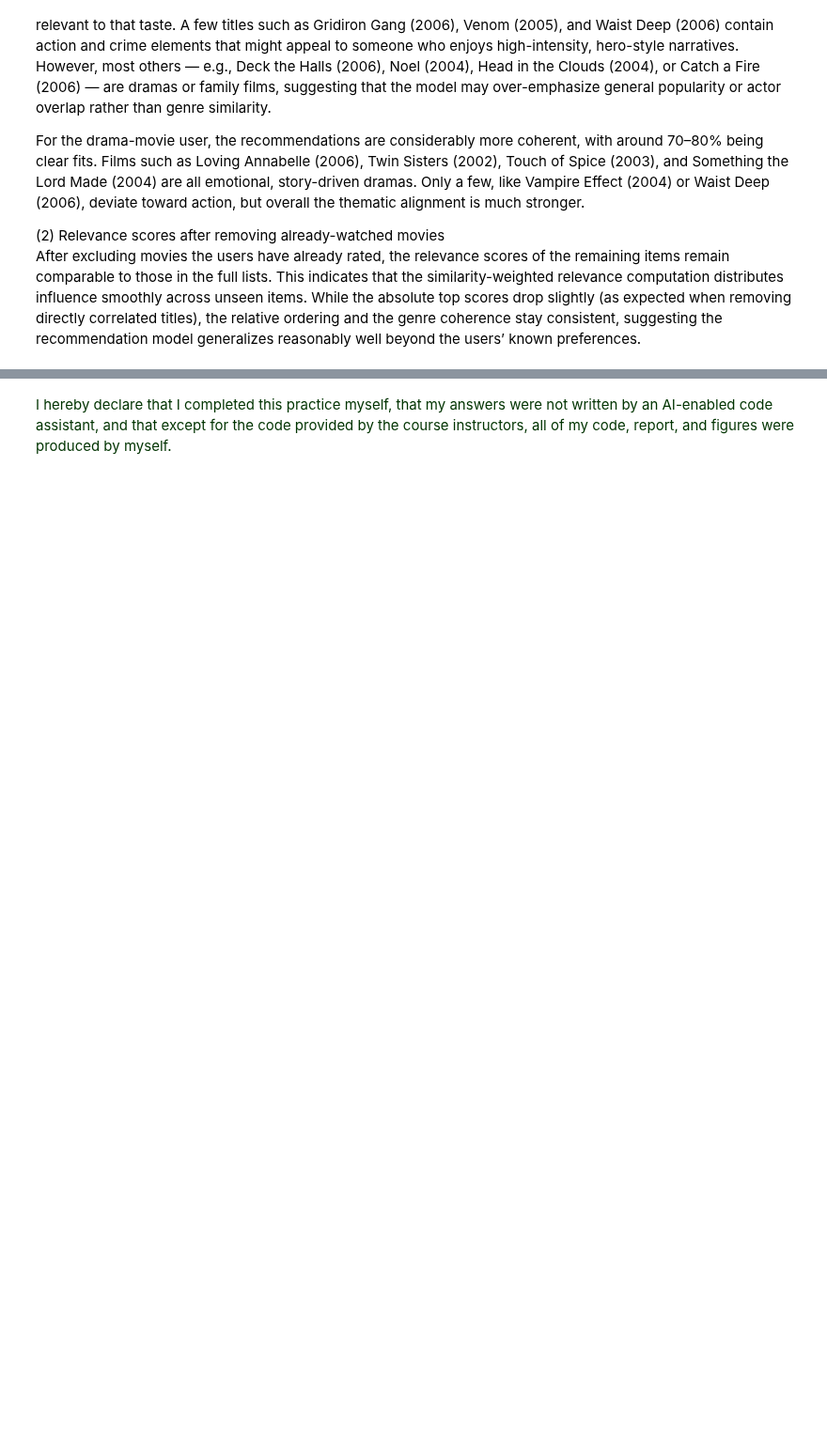
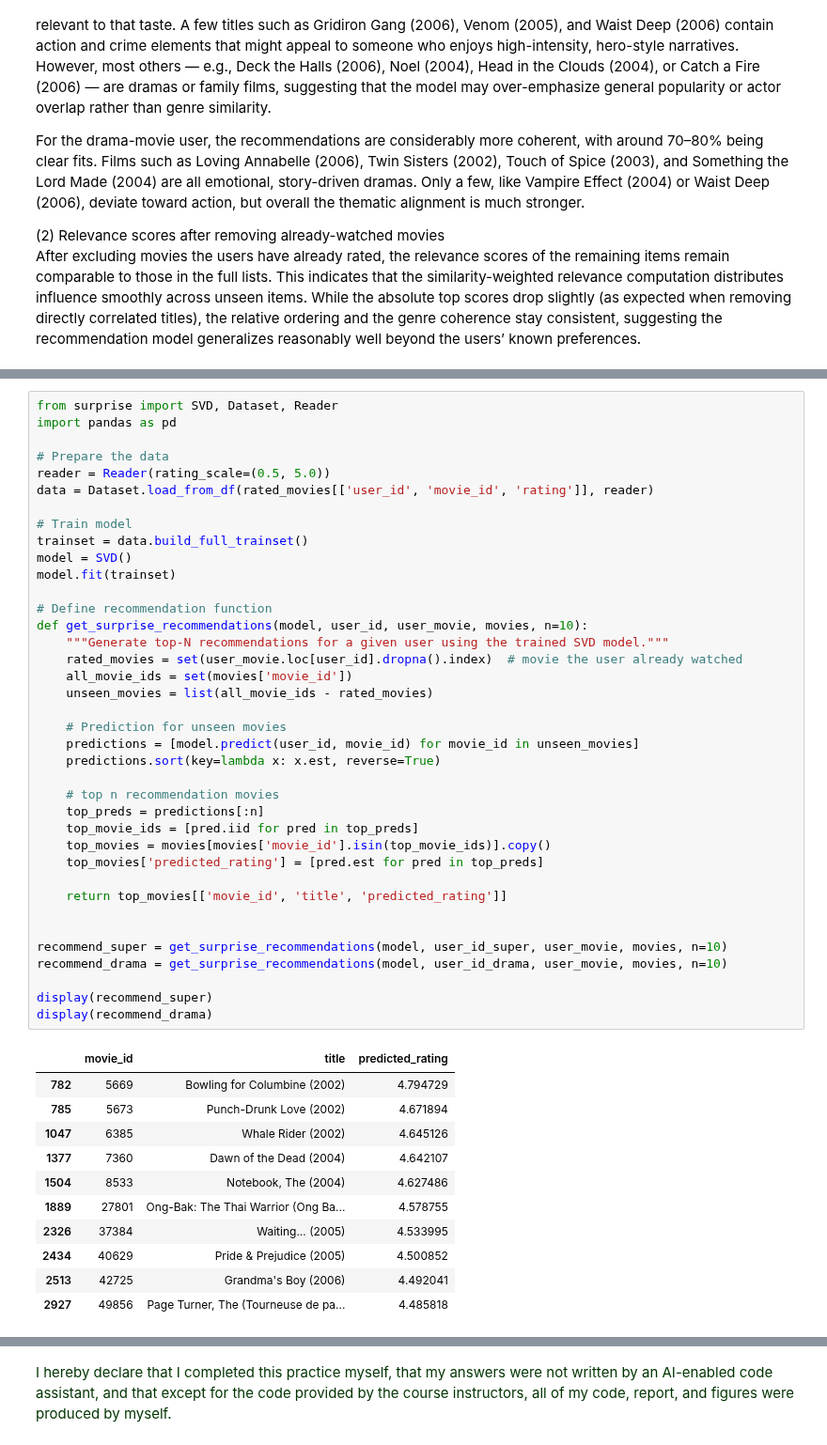
Before and after one commit to zsykk/datamining_2nd, a Jupyter notebook: ps06_item_based_recsys_103.ipynb, the cells around one changed output, grey strips where cells are left out. Shown at 94% size. Saved outputs shown, nothing was run; the diff lists cells and outputs as text; blank space fills up the shorter version.

```diff
--- a/ps06_item_based_recsys_103.ipynb
+++ b/ps06_item_based_recsys_103.ipynb
@@ -1205,0 +860,50 @@ ModuleNotFoundError: No module named 'surprise'
+# %%
+from surprise import SVD, Dataset, Reader
+import pandas as pd
+
+# Prepare the data
+reader = Reader(rating_scale=(0.5, 5.0))
+data = Dataset.load_from_df(rated_movies[['user_id', 'movie_id', 'rating']], reader)
+
+# Train model
+trainset = data.build_full_trainset()
+model = SVD()
+model.fit(trainset)
+
+# Define recommendation function
+def get_surprise_recommendations(model, user_id, user_movie, movies, n=10):
+    """Generate top-N recommendations for a given user using the trained SVD model."""
+    rated_movies = set(user_movie.loc[user_id].dropna().index)  # movie the user already watched
+    all_movie_ids = set(movies['movie_id'])
+    unseen_movies = list(all_movie_ids - rated_movies)
+
+    # Prediction for unseen movies
+    predictions = [model.predict(user_id, movie_id) for movie_id in unseen_movies]
+    predictions.sort(key=lambda x: x.est, reverse=True)
+
+    # top n recommendation movies
+    top_preds = predictions[:n]
+    top_movie_ids = [pred.iid for pred in top_preds]
+    top_movies = movies[movies['movie_id'].isin(top_movie_ids)].copy()
+    top_movies['predicted_rating'] = [pred.est for pred in top_preds]
+
+    return top_movies[['movie_id', 'title', 'predicted_rating']]
+
+
+recommend_super = get_surprise_recommendations(model, user_id_super, user_movie, movies, n=10)
+recommend_drama = get_surprise_recommendations(model, user_id_drama, user_movie, movies, n=10)
+
+display(recommend_super)
+display(recommend_drama)
+# %% [output]
+|  | movie_id | title | predicted_rating |
+| 782 | 5669 | Bowling for Columbine (2002) | 4.794729 |
+| 785 | 5673 | Punch-Drunk Love (2002) | 4.671894 |
+| 1047 | 6385 | Whale Rider (2002) | 4.645126 |
+| 1377 | 7360 | Dawn of the Dead (2004) | 4.642107 |
+| 1504 | 8533 | Notebook, The (2004) | 4.627486 |
+| 1889 | 27801 | Ong-Bak: The Thai Warrior (Ong Ba... | 4.578755 |
+| 2326 | 37384 | Waiting... (2005) | 4.533995 |
+| 2434 | 40629 | Pride & Prejudice (2005) | 4.500852 |
+| 2513 | 42725 | Grandma's Boy (2006) | 4.492041 |
+| 2927 | 49856 | Page Turner, The (Tourneuse de pa... | 4.485818 |
```
Also changed, not shown: parts of 39 cells of this notebook.
